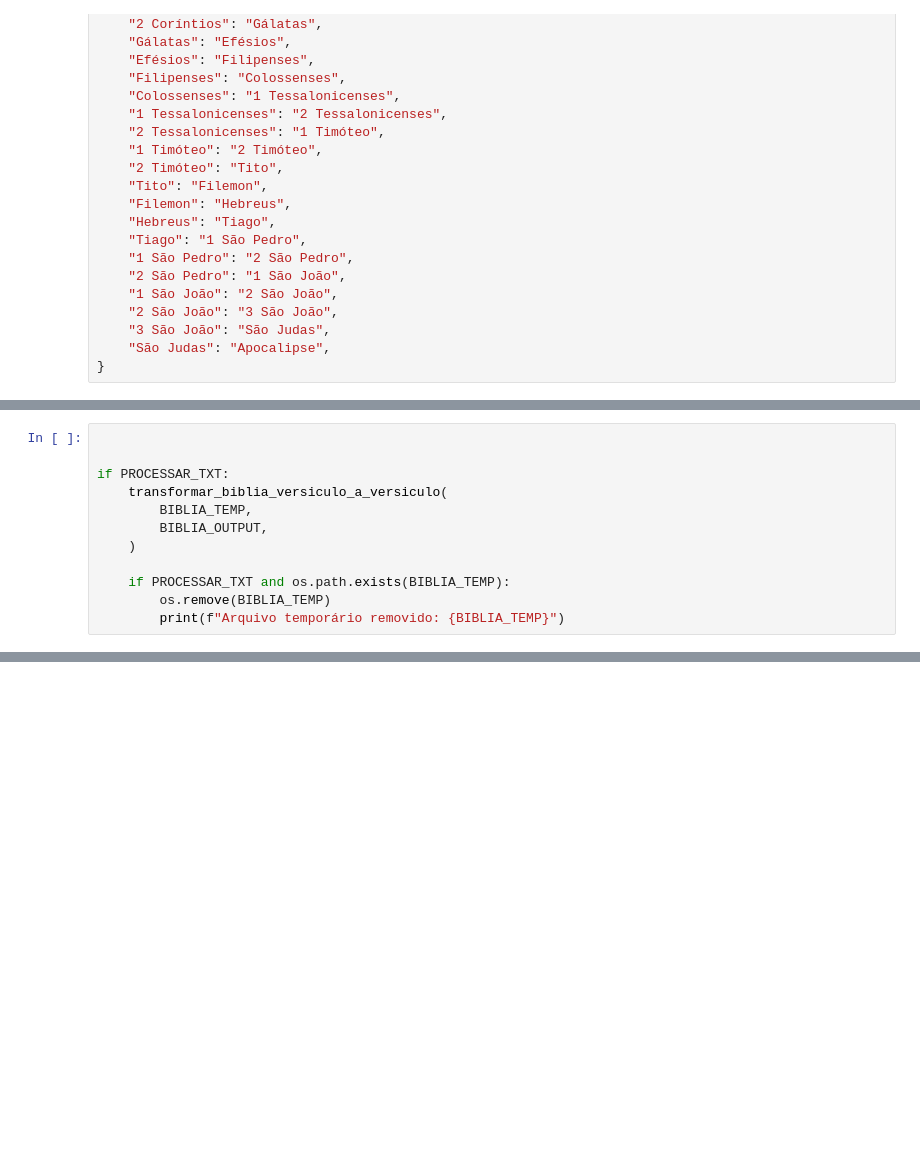
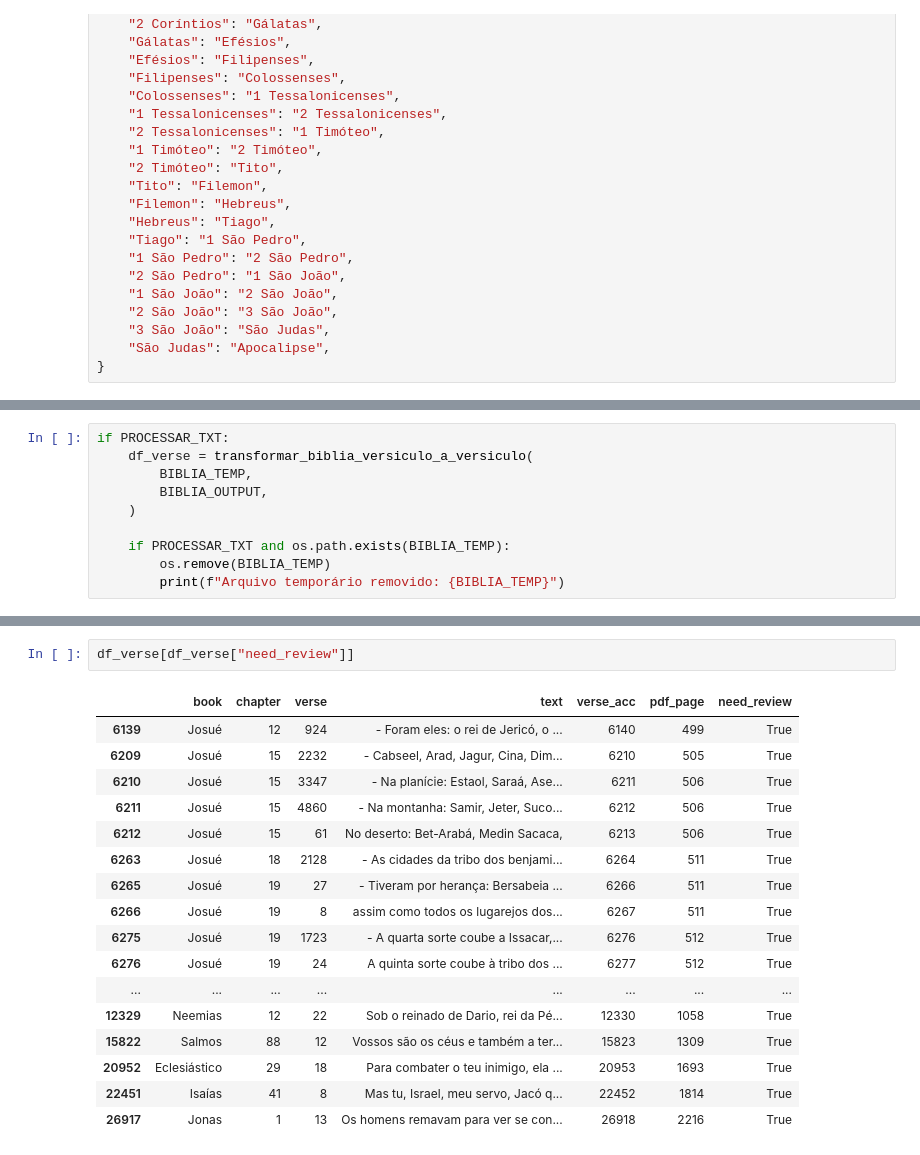
Before and after one commit to brunoconterato/AveMariaGPT, a Jupyter notebook: src/bible_vectorstore/01_structure_bible_verses.ipynb, the cells around one changed output, grey strips where cells are left out. Cells and saved outputs as stored; diff of their text form; blank space fills up the shorter version.

```diff
--- a/src/bible_vectorstore/01_structure_bible_verses.ipynb
+++ b/src/bible_vectorstore/01_structure_bible_verses.ipynb
@@ -262,8 +374,6 @@ Arquivo temporário removido: ../../data/processed/biblia/Ave Maria/Portugues-Ca
 # %%
-
-
 if PROCESSAR_TXT:
-    transformar_biblia_versiculo_a_versiculo(
+    df_verse = transformar_biblia_versiculo_a_versiculo(
         BIBLIA_TEMP,
         BIBLIA_OUTPUT,
     )
@@ -273,0 +470,20 @@ if PROCESSAR_TXT:
+# %%
+df_verse[df_verse["need_review"]]
+# %% [output]
+|  | book | chapter | verse | text | verse_acc | pdf_page | need_review |
+| 6139 | Josué | 12 | 924 | - Foram eles: o rei de Jericó, o ... | 6140 | 499 | True |
+| 6209 | Josué | 15 | 2232 | - Cabseel, Arad, Jagur, Cina, Dim... | 6210 | 505 | True |
+| 6210 | Josué | 15 | 3347 | - Na planície: Estaol, Saraá, Ase... | 6211 | 506 | True |
+| 6211 | Josué | 15 | 4860 | - Na montanha: Samir, Jeter, Suco... | 6212 | 506 | True |
+| 6212 | Josué | 15 | 61 | No deserto: Bet-Arabá, Medin Sacaca, | 6213 | 506 | True |
+| 6263 | Josué | 18 | 2128 | - As cidades da tribo dos benjami... | 6264 | 511 | True |
+| 6265 | Josué | 19 | 27 | - Tiveram por herança: Bersabeia ... | 6266 | 511 | True |
+| 6266 | Josué | 19 | 8 | assim como todos os lugarejos dos... | 6267 | 511 | True |
+| 6275 | Josué | 19 | 1723 | - A quarta sorte coube a Issacar,... | 6276 | 512 | True |
+| 6276 | Josué | 19 | 24 | A quinta sorte coube à tribo dos ... | 6277 | 512 | True |
+| ... | ... | ... | ... | ... | ... | ... | ... |
+| 12329 | Neemias | 12 | 22 | Sob o reinado de Dario, rei da Pé... | 12330 | 1058 | True |
+| 15822 | Salmos | 88 | 12 | Vossos são os céus e também a ter... | 15823 | 1309 | True |
+| 20952 | Eclesiástico | 29 | 18 | Para combater o teu inimigo, ela ... | 20953 | 1693 | True |
+| 22451 | Isaías | 41 | 8 | Mas tu, Israel, meu servo, Jacó q... | 22452 | 1814 | True |
+| 26917 | Jonas | 1 | 13 | Os homens remavam para ver se con... | 26918 | 2216 | True |
```
Also changed, not shown: parts of 13 cells of this notebook, 2 other files.
